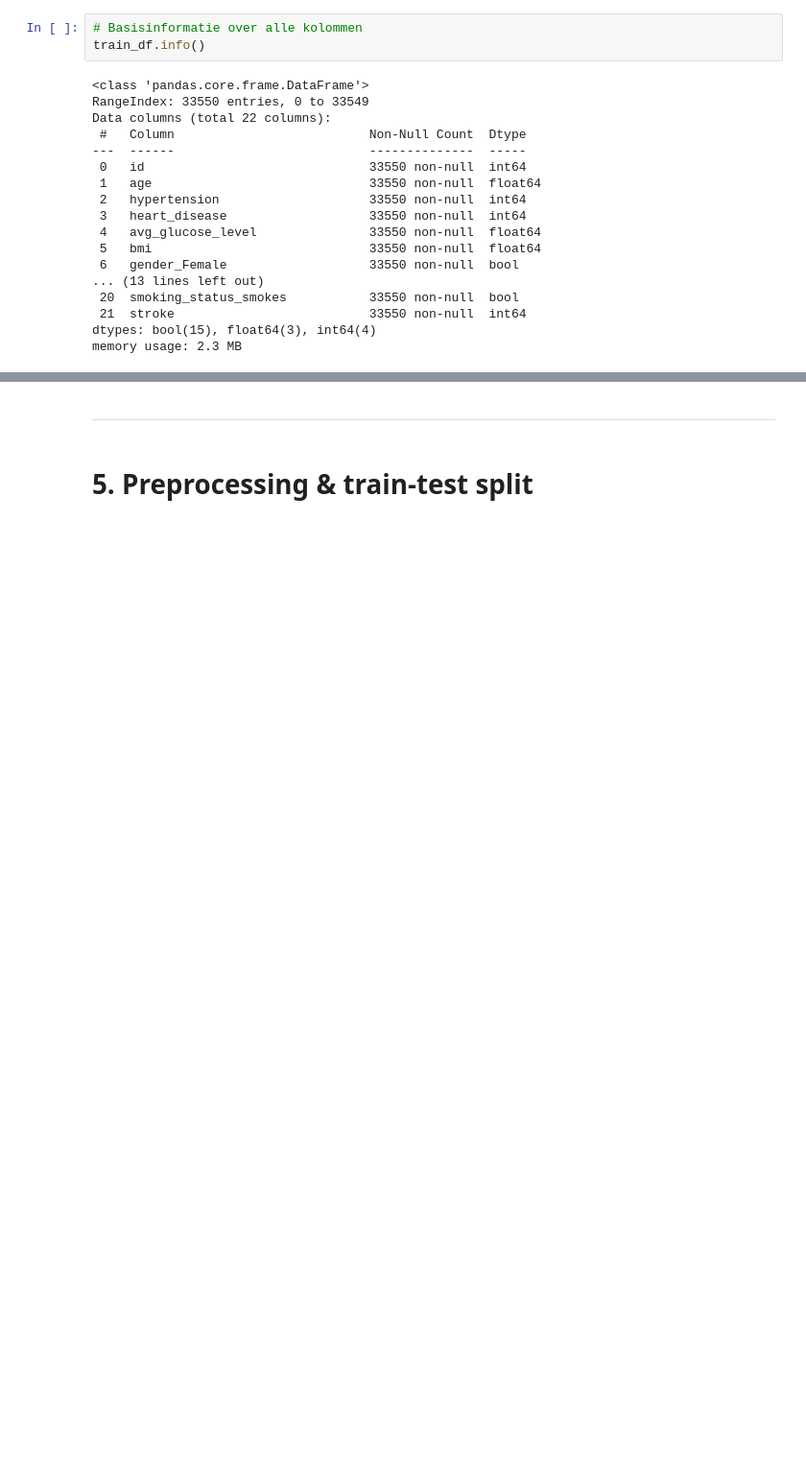
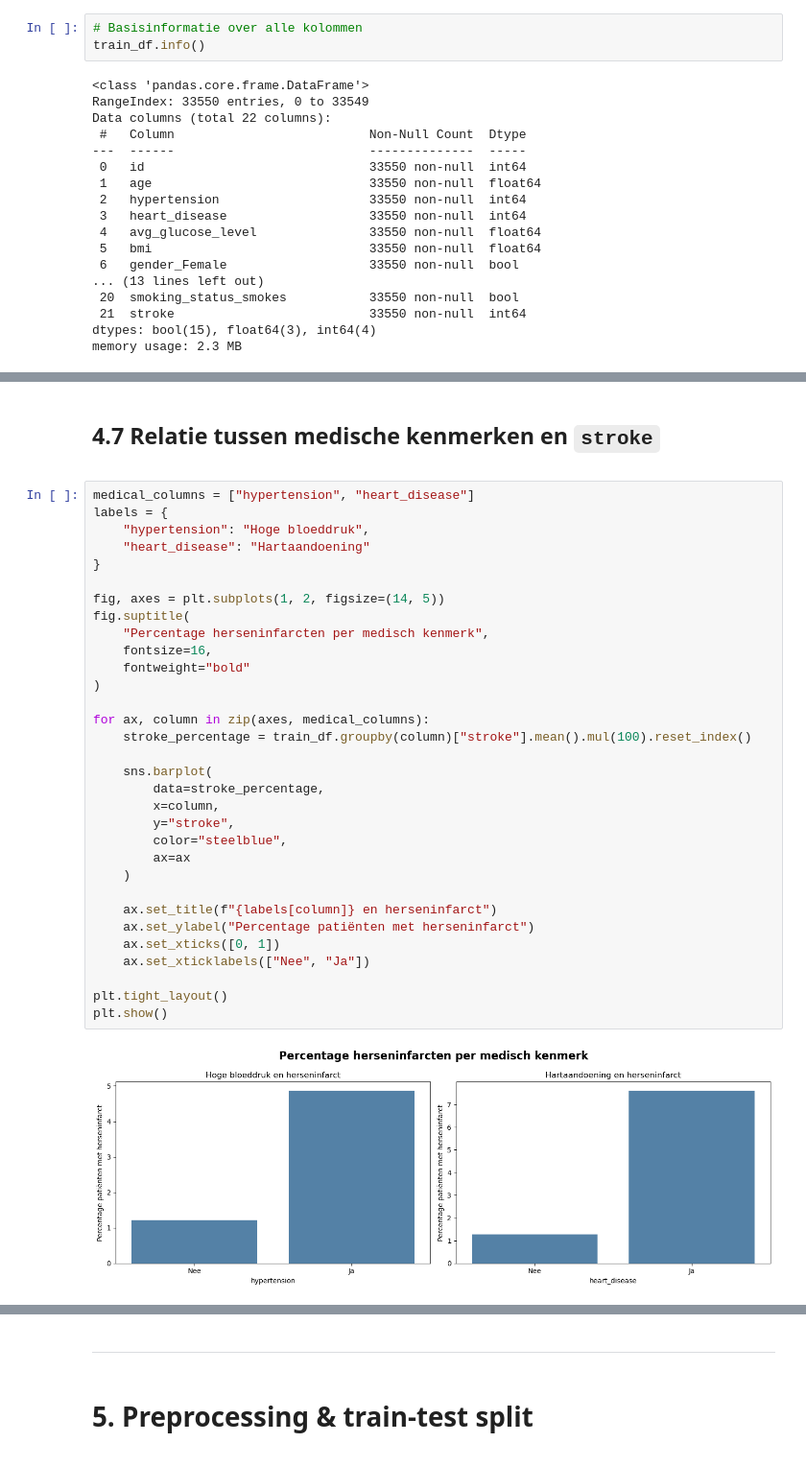
Before and after one commit to RobinDjerahian/Machine-Learning, a Jupyter notebook: Portofolio 1.ipynb, the cells around one changed output, grey strips where cells are left out. Shown at 96% size. Saved outputs shown, nothing was run; the diff lists cells and outputs as text; blank space fills up the shorter version.

```diff
--- a/Portofolio 1.ipynb
+++ b/Portofolio 1.ipynb
@@ -285,0 +394,38 @@ display(train_df.describe(include="all"))
+# %% [markdown]
+<div style="font-family: 'Times New Roman', serif; line-height: 1.3;">
+
+## 4.7 Relatie tussen medische kenmerken en `stroke`
+# %%
+medical_columns = ["hypertension", "heart_disease"]
+labels = {
+    "hypertension": "Hoge bloeddruk",
+    "heart_disease": "Hartaandoening"
+}
+
+fig, axes = plt.subplots(1, 2, figsize=(14, 5))
+fig.suptitle(
+    "Percentage herseninfarcten per medisch kenmerk",
+    fontsize=16,
+    fontweight="bold"
+)
+
+for ax, column in zip(axes, medical_columns):
+    stroke_percentage = train_df.groupby(column)["stroke"].mean().mul(100).reset_index()
+
+    sns.barplot(
+        data=stroke_percentage,
+        x=column,
+        y="stroke",
+        color="steelblue",
+        ax=ax
+    )
+
+    ax.set_title(f"{labels[column]} en herseninfarct")
+    ax.set_ylabel("Percentage patiënten met herseninfarct")
+    ax.set_xticks([0, 1])
+    ax.set_xticklabels(["Nee", "Ja"])
+
+plt.tight_layout()
+plt.show()
+# %% [output]
+[figure, added]
```
Also changed, not shown: parts of 18 cells of this notebook.
